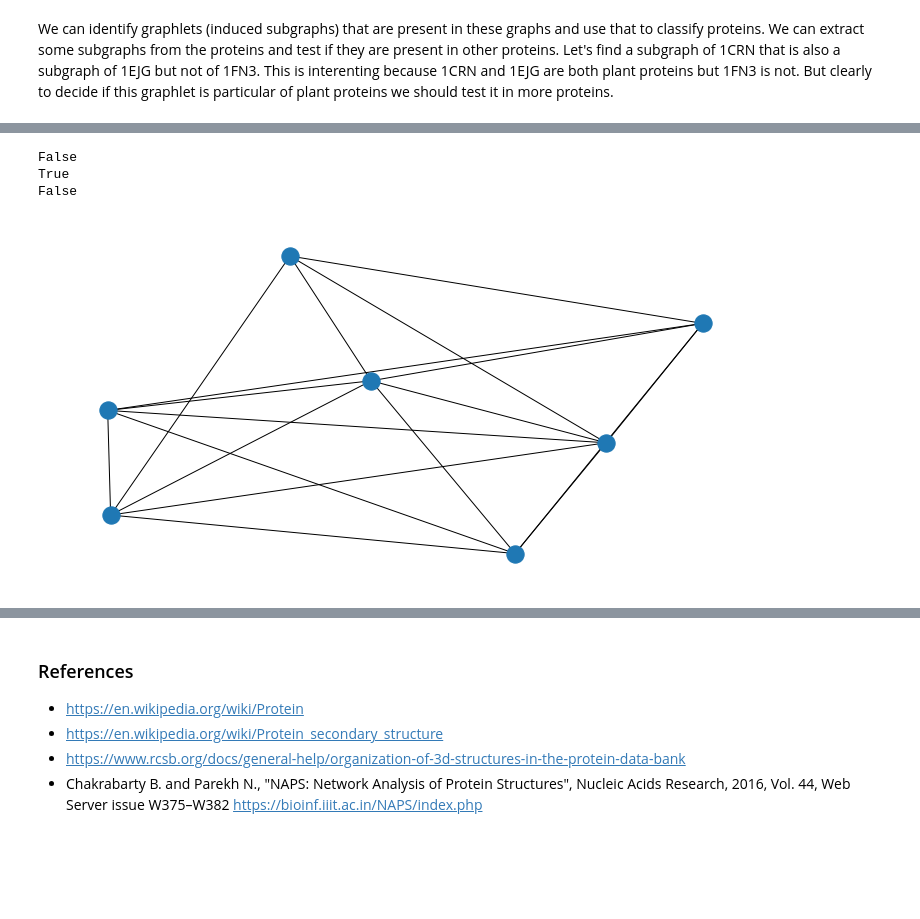
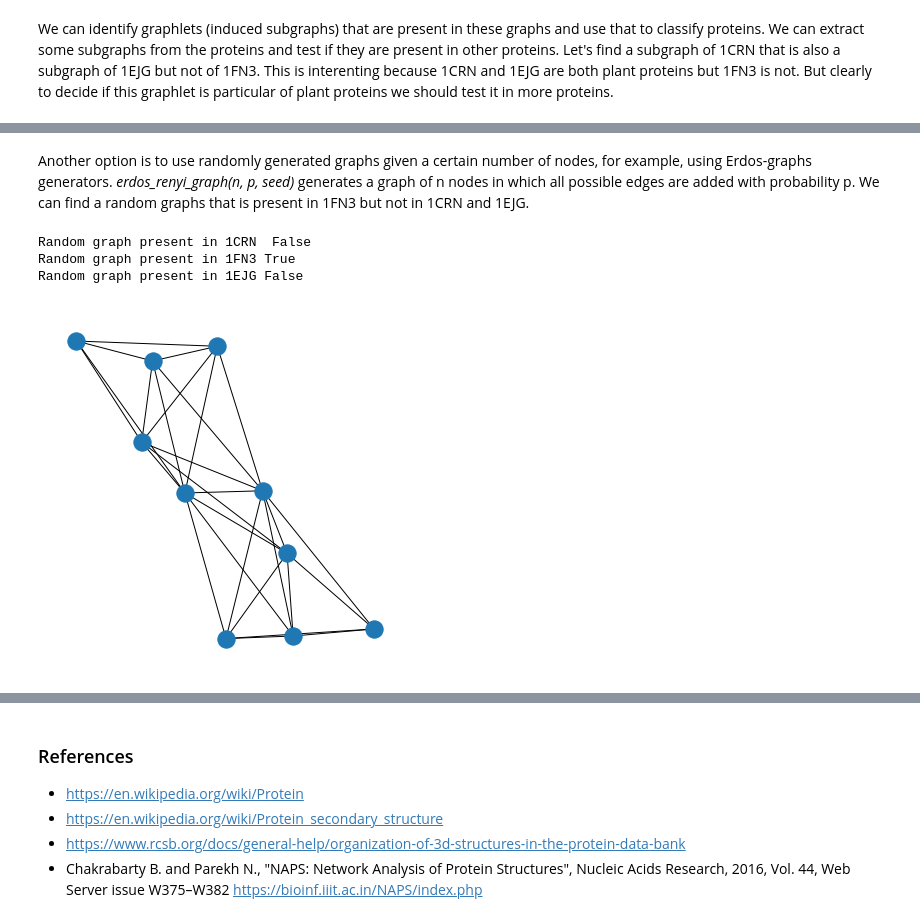
Before and after one commit to networkx/nx-guides, a Jupyter notebook: content/algorithms/sub_isomorphism/subgraph_iso_img.ipynb, the cells around one changed output, grey strips where cells are left out. Drawn from its saved outputs; the diff is of its cells as text; code cells hidden in the pictures; blank space fills up the shorter version.

```diff
--- a/content/algorithms/sub_isomorphism/subgraph_iso_img.ipynb
+++ b/content/algorithms/sub_isomorphism/subgraph_iso_img.ipynb
@@ -233,0 +242,15 @@ Another option is to use randomly generated graphs given a certain number of nod
+# %%
+#Get a induced subgraph from 1FN3
+graphlet = p_1FN3.subgraph(["A"+str(i) for i in range(100, 110, 1)])
+plt.rcParams["figure.figsize"] = (5,5)
+nx.draw(graphlet)
+
+#Test if the graphlet is a subgraph of each protein
+g1 = iso.GraphMatcher(p_1CRN, graphlet)
+print("Graphlet present in 1CRN ", g1.subgraph_is_isomorphic())
+
+g2 = iso.GraphMatcher(p_1FN3, graphlet)
+print("Graphlet present in 1FN3" ,g2.subgraph_is_isomorphic())
+
+g3 = iso.GraphMatcher(p_1EJG, graphlet)
+print("Graphlet present in 1EJG", g3.subgraph_is_isomorphic())
@@ -234,18 +262,20 @@ Another option is to use randomly generated graphs given a certain number of nod
+# %% [markdown]
+Another option is to use randomly generated graphs given a certain number of nodes, for example, using Erdos-graphs generators. *erdos_renyi_graph(n, p, seed)* generates a graph of n nodes in which all possible edges are added with probability p. We can find a random graphs that is present in 1FN3 but not in 1CRN and 1EJG.
 # %%
-#False para la las plant protein
-graphlet = nx.erdos_renyi_graph(7, 0.9, seed = 8)
+random_graph = nx.erdos_renyi_graph(7, 0.9, seed = 8)
 nx.draw(graphlet)
 
-g = iso.GraphMatcher(p_1CRN, graphlet)
-print(g.subgraph_is_isomorphic())
+#Test if the random graph is a subgraph of each protein
+g1 = iso.GraphMatcher(p_1CRN, random_graph)
+print("Random graph present in 1CRN ", g1.subgraph_is_isomorphic())
 
-g = iso.GraphMatcher(p_1FN3, graphlet)
-print(g.subgraph_is_isomorphic())
+g2 = iso.GraphMatcher(p_1FN3, random_graph)
+print("Random graph present in 1FN3" ,g2.subgraph_is_isomorphic())
 
-g = iso.GraphMatcher(p_1EJG, graphlet)
-print(g.subgraph_is_isomorphic())
+g3 = iso.GraphMatcher(p_1EJG, random_graph)
+print("Random graph present in 1EJG", g3.subgraph_is_isomorphic())
 # %% [output]
-False
-True
-False
+Random graph present in 1CRN  False
+Random graph present in 1FN3 True
+Random graph present in 1EJG False
-[figure, old version]
+[figure, new version]
```
Also changed, not shown: parts of 16 cells of this notebook, 1 other file.
